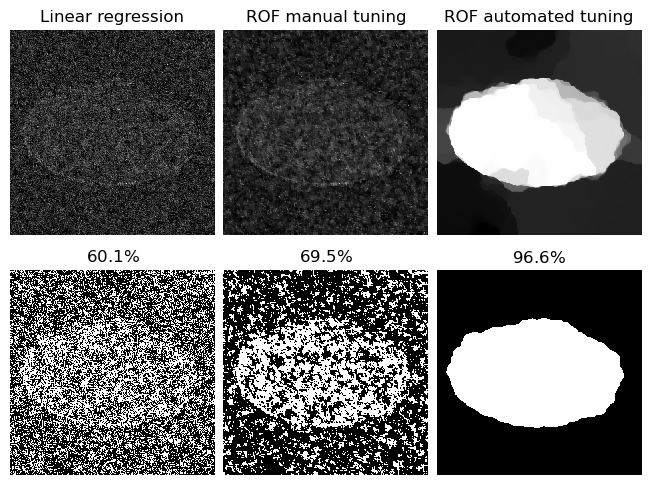
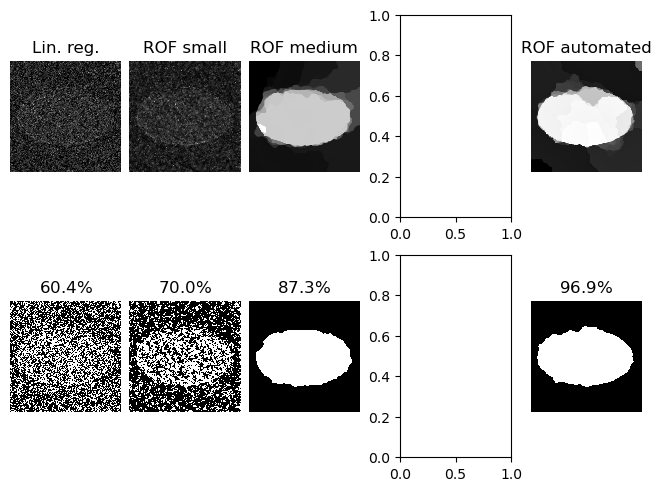
Unified diff of the notebook cell whose output changed from the first chart to the second:
--- before
+++ after
@@ -1,8 +1,8 @@
 # Display the linear regression, manual ROF and automated ROF estimates
-fig, ax = plt.subplots(ncols=3, nrows=2, layout="constrained")
+fig, ax = plt.subplots(ncols=5, nrows=2, layout="constrained")
 
 ax[0,0].pcolormesh(h_LR,cmap='gray')
 ax[0,0].axis('off');
-ax[0,0].set_title('Linear regression')
+ax[0,0].set_title('Lin. reg.')
 ax[0,0].set_box_aspect(1)
 ax[1,0].pcolormesh(seg_LR,cmap='gray')
@@ -13,5 +13,5 @@
 ax[0,1].pcolormesh(h_rof_man,cmap='gray')
 ax[0,1].axis('off');
-ax[0,1].set_title('ROF manual tuning')
+ax[0,1].set_title('ROF small')
 ax[0,1].set_box_aspect(1)
 ax[1,1].pcolormesh(seg_rof_man,cmap='gray')
@@ -20,10 +20,28 @@
 ax[1,1].set_box_aspect(1)
 
-ax[0,2].pcolormesh(h_rof_opt,cmap='gray')
+ax[0,2].pcolormesh(h_rof_med,cmap='gray')
 ax[0,2].axis('off');
-ax[0,2].set_title('ROF automated tuning')
+ax[0,2].set_title('ROF medium')
 ax[0,2].set_box_aspect(1)
-ax[1,2].pcolormesh(seg_rof_opt,cmap='gray')
+ax[1,2].pcolormesh(seg_rof_med,cmap='gray')
 ax[1,2].axis('off');
-ax[1,2].set_title("$" + "{:.1f}".format(100*perf_rof) + "$%")
+ax[1,2].set_title("$" + "{:.1f}".format(100*perf_rof_med) + "$%")
 ax[1,2].set_box_aspect(1)
+
+# ax[0,3].pcolormesh(h_rof_hig,cmap='gray')
+# ax[0,3].axis('off');
+# ax[0,3].set_title('ROF high')
+# ax[0,3].set_box_aspect(1)
+# ax[1,3].pcolormesh(seg_rof_hig,cmap='gray')
+# ax[1,3].axis('off');
+# ax[1,3].set_title("$" + "{:.1f}".format(100*perf_rof_hig) + "$%")
+# ax[1,3].set_box_aspect(1)
+
+ax[0,4].pcolormesh(h_rof_opt,cmap='gray')
+ax[0,4].axis('off');
+ax[0,4].set_title('ROF automated')
+ax[0,4].set_box_aspect(1)
+ax[1,4].pcolormesh(seg_rof_opt,cmap='gray')
+ax[1,4].axis('off');
+ax[1,4].set_title("$" + "{:.1f}".format(100*perf_rof) + "$%")
+ax[1,4].set_box_aspect(1)

Commit: notebook